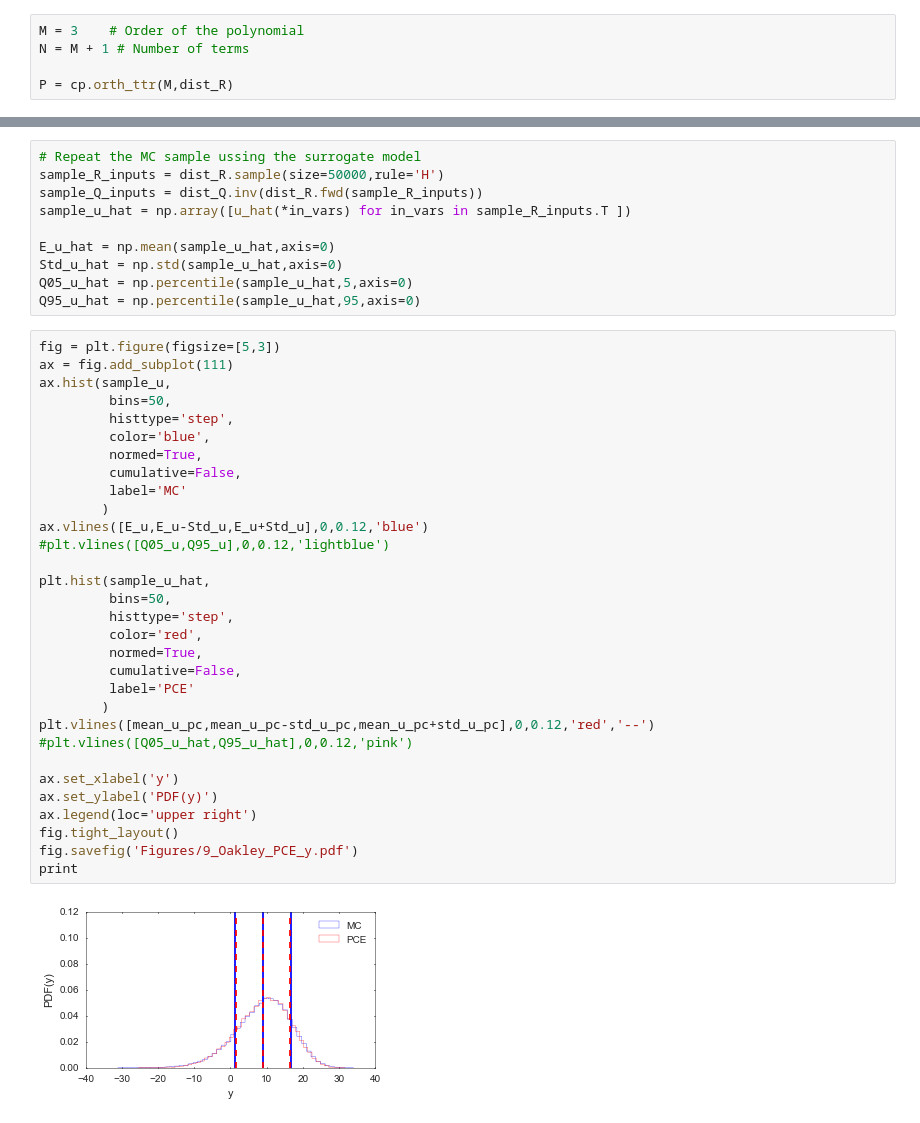
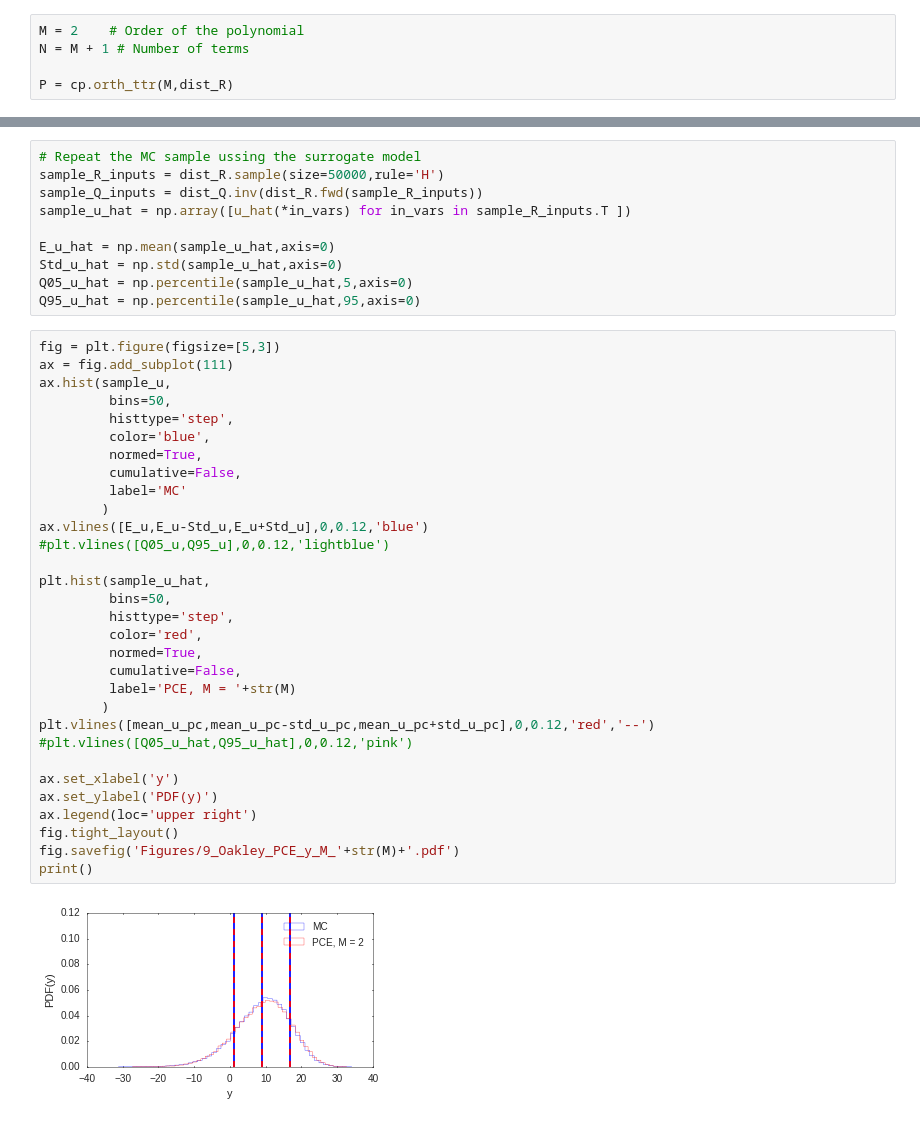
Before and after one commit to brauliobarahona/PCE-4-WindEnergy, a Jupyter notebook: Example/9)_Example-Oakley-15D.ipynb, the cells around one changed output, grey strips where cells are left out. Saved outputs shown, nothing was run; the diff lists cells and outputs as text.

```diff
--- a/Example/9)_Example-Oakley-15D.ipynb
+++ b/Example/9)_Example-Oakley-15D.ipynb
@@ -91,7 +91,7 @@ g.savefig('Figures/9_Oakley_MC_sample.pdf')
 # %% [markdown]
 ### b) PCE with Point collocation
 # %%
-M = 3    # Order of the polynomial
+M = 2    # Order of the polynomial
 N = M + 1 # Number of terms
 
 P = cp.orth_ttr(M,dist_R)
@@ -166,36 +167,36 @@ Q95_u_hat = np.percentile(sample_u_hat,95,axis=0)
 # %%
 fig = plt.figure(figsize=[5,3])
 ax = fig.add_subplot(111)
 ax.hist(sample_u,
          bins=50,
          histtype='step',
          color='blue',
          normed=True,
          cumulative=False,
          label='MC'
         )
 ax.vlines([E_u,E_u-Std_u,E_u+Std_u],0,0.12,'blue')
 #plt.vlines([Q05_u,Q95_u],0,0.12,'lightblue')
 
 plt.hist(sample_u_hat,
          bins=50,
          histtype='step',
          color='red',
          normed=True,
          cumulative=False,
-         label='PCE'
+         label='PCE, M = '+str(M)
         )
 plt.vlines([mean_u_pc,mean_u_pc-std_u_pc,mean_u_pc+std_u_pc],0,0.12,'red','--')
 #plt.vlines([Q05_u_hat,Q95_u_hat],0,0.12,'pink')
 
 ax.set_xlabel('y')
 ax.set_ylabel('PDF(y)')
 ax.legend(loc='upper right')
 fig.tight_layout()
-fig.savefig('Figures/9_Oakley_PCE_y.pdf')
-print
+fig.savefig('Figures/9_Oakley_PCE_y_M_'+str(M)+'.pdf')
+print()
 # %% [output]
-[figure, old version]
+[figure, new version]
 # %%
 g=sns.PairGrid(pd.DataFrame(columns=['x_'+str(i) for i in range(15)]+['y'],data=np.vstack([sample_inputs,sample_u]).T),
                size=1.3,aspect=1.8,diag_sharey=False)
```
Also changed, not shown: parts of 5 cells of this notebook, 29 other files.
